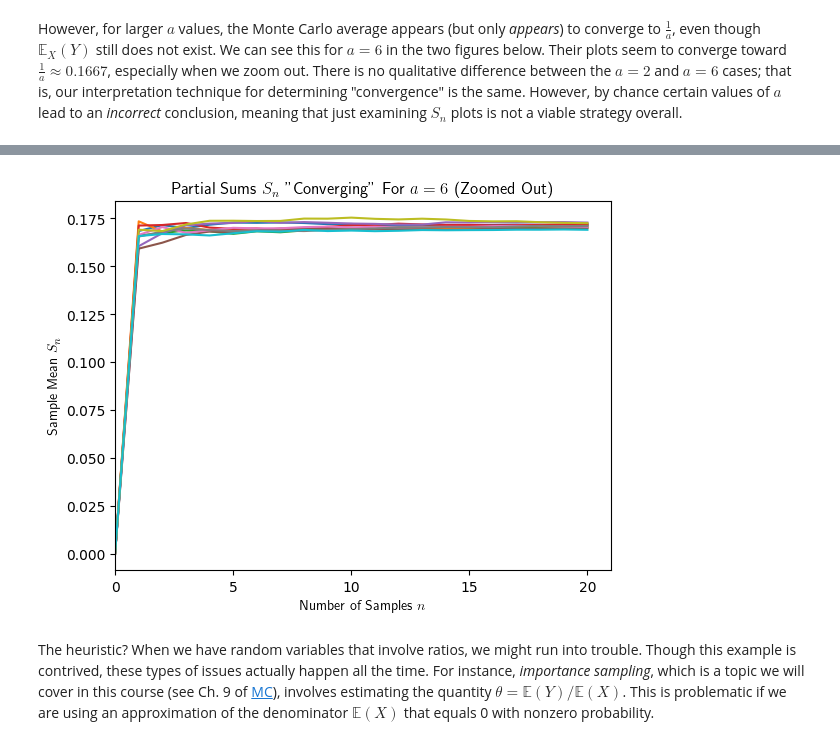
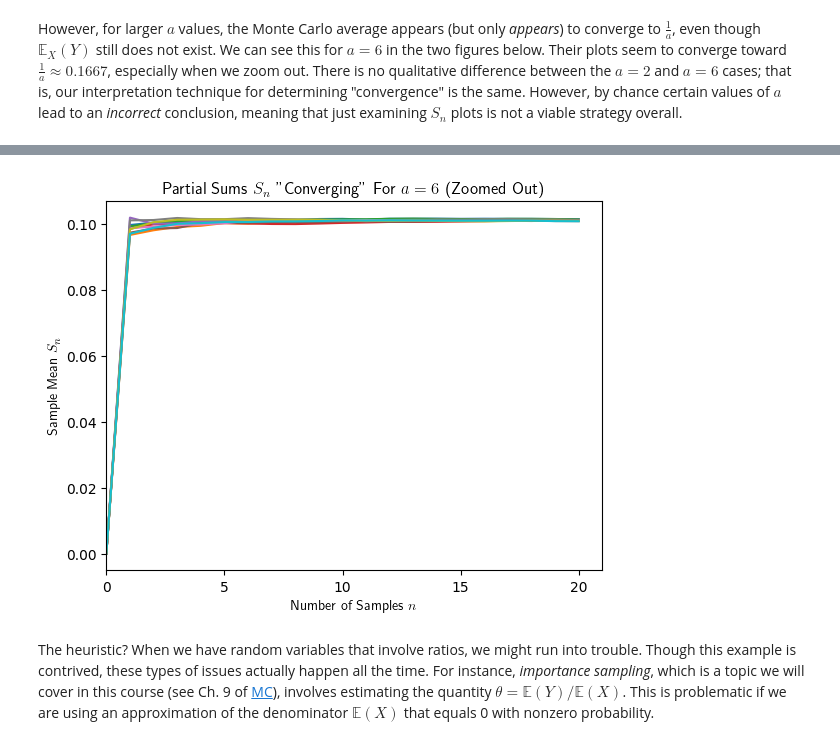
Before and after one commit to lalyman/stat494, a Jupyter notebook: InfExp.ipynb, the cells around one changed output, grey strips where cells are left out. Cells and saved outputs as stored; diff of their text form; code cells hidden in the pictures.

```diff
--- a/InfExp.ipynb
+++ b/InfExp.ipynb
@@ -76,21 +76,21 @@ for mc_run in range(num_MC_runs):
 # %%
 num_MC_runs = 10
 
 for mc_run in range(num_MC_runs):
     S_n = []
     X = np.random.normal(0, 1, size = 1000)
-    Y = 1/(6 - X)
+    Y = 1/(10 - X)
     for i in range(0,1001,50):
         sum_total = sum(Y[:i])
         S_n.append([1/(i+1)*sum_total])
     plt.plot(S_n)
     plt.xlim([0,np.shape(S_n)[0]])
     plt.xlabel('Number of Samples $n$', usetex = True)
     plt.ylabel('Sample Mean $S_n$', usetex = True)
     plt.xticks(np.arange(0,21,5))
     plt.title("Partial Sums $S_n$ \"Converging\" For $a = 6$ (Zoomed Out)", usetex = True)
 # %% [output]
-[figure, old version]
+[figure, new version]
 # %% [markdown]
 The heuristic? When we have random variables that involve ratios, we might run into trouble. Though this example is contrived, these types of issues actually happen all the time. For instance, *importance sampling*, which is a topic we will cover in this course (see Ch. 9 of [MC](#owen-MC)), involves estimating the quantity $\theta = \mathbb{E}(Y)/\mathbb{E}(X)$. This is problematic if we are using an approximation of the denominator $\mathbb{E}(X)$ that equals 0 with nonzero probability.
 # %% [markdown]
```
Also changed, not shown: parts of 3 cells of this notebook.
